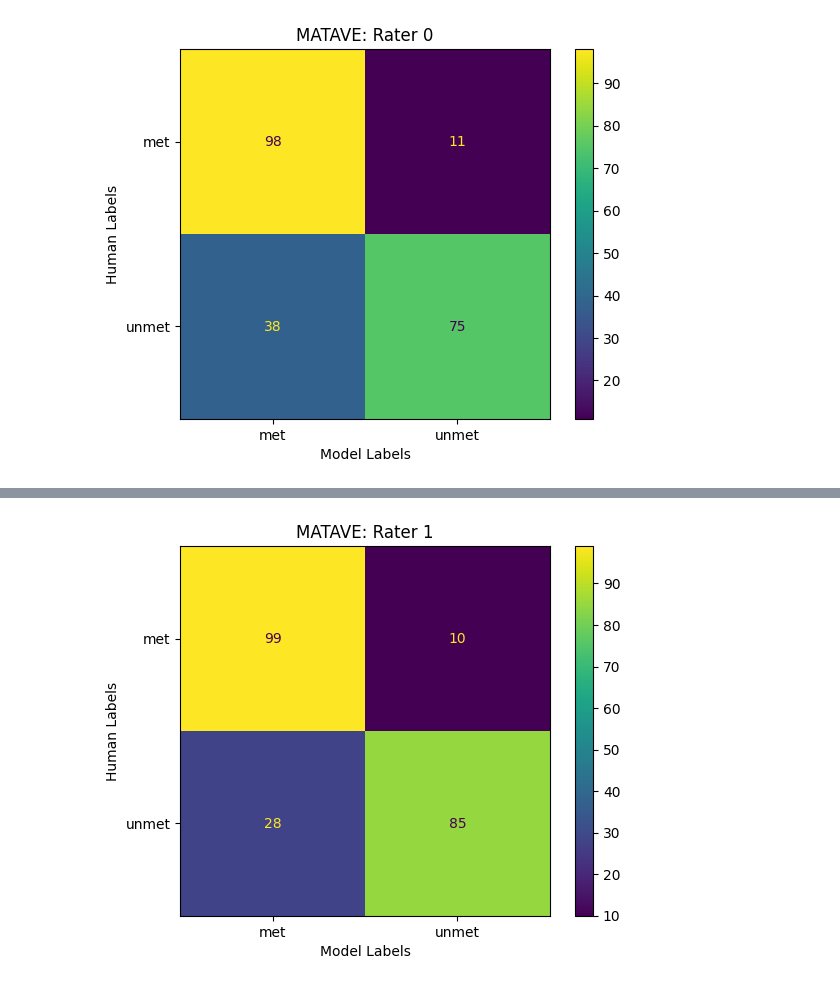
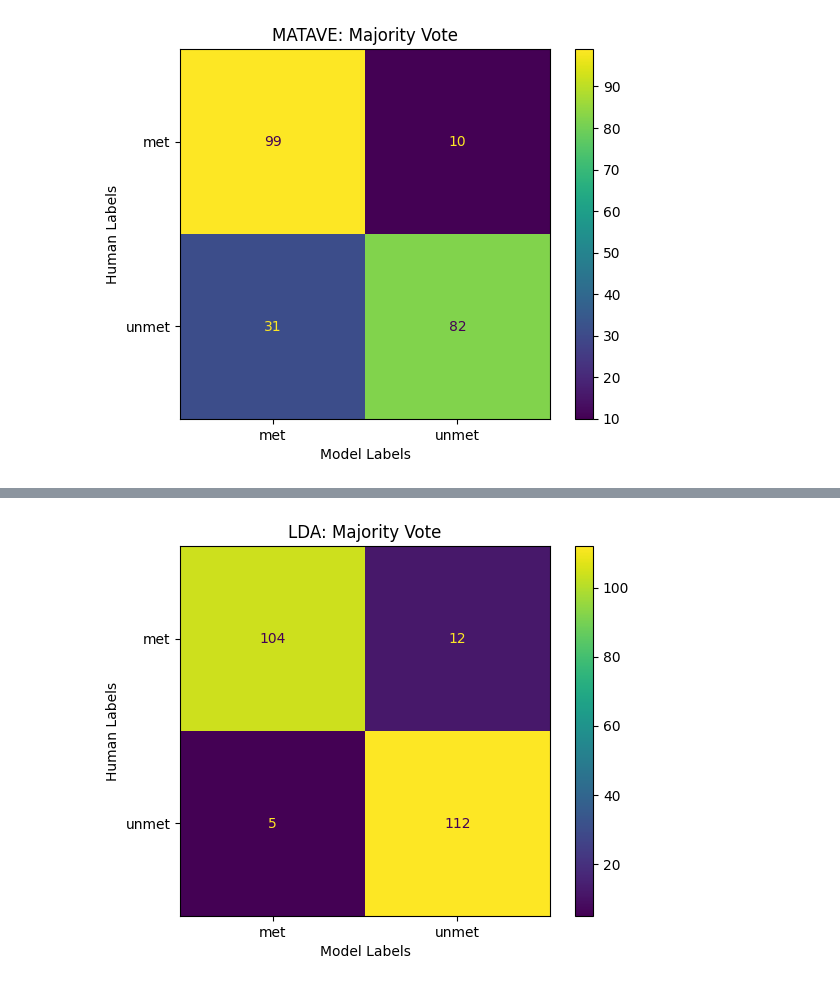
Before and after one commit to isabel-ronan/localSyntheticData, a Jupyter notebook: keyWordLdaMataveTest/dataGeneration/experimentTestNoteShuffle/sent/agreement.ipynb, the cells around one changed output, grey strips where cells are left out. Drawn from its saved outputs; the diff is of its cells as text; code cells hidden in the pictures.

```diff
--- a/keyWordLdaMataveTest/dataGeneration/experimentTestNoteShuffle/sent/agreement.ipynb
+++ b/keyWordLdaMataveTest/dataGeneration/experimentTestNoteShuffle/sent/agreement.ipynb
@@ -112,4 +122,16 @@ def get_rater_scores(model, human, title, file_name):
+# %%
+def majority_votes(comparison_df):
+    def majority_vote(row):
+        votes = [row[col] for col in row.index if col.startswith('rater')]
+        count = Counter(votes)
+        return count.most_common(1)[0][0]
+
+    comparison_df['majority_vote'] = comparison_df[[col for col in comparison_df.columns if col.startswith('rater')]].apply(majority_vote, axis=1)
+    return comparison_df
 # %%
+all_human = []
+all_model = []
+results_dfs = []
 for file, raters in agreement_mapping.items():
 
     print("---------------------------------------------")
@@ -130,25 +152,57 @@ for file, raters in agreement_mapping.items():
 
     ratings = pd.DataFrame(temp_dict).dropna()
 
-    model = ratings["rater_0"]
-    human_clean = ratings["real"]
+    # model = ratings["rater_0"]
+    # human_clean = ratings["real"]
 
-    get_rater_scores(
+    # get_rater_scores(
+    #     model,
+    #     human_clean,
+    #     title=f"{file_mapping[file]}: Rater 0",
+    #     file_name=f"{file_mapping[file]}_rater0"
+    # )
+
+    # model = ratings["rater_1"]
+    # human_clean = ratings["real"]
+
+    # get_rater_scores(
+    #     model,
+    #     human_clean,
+    #     title=f"{file_mapping[file]}: Rater 1",
+    #     file_name=f"{file_mapping[file]}_rater1"
+    # )
+
+    # model = ratings["rater_2"]
+    # human_clean = ratings["real"]
+
+    # get_rater_scores(
+    #     model,
+    #     human_clean,
+    #     title=f"{file_mapping[file]}: Rater 2",
+    #     file_name=f"{file_mapping[file]}_rater2"
+    # )
+
+    clean_majority = majority_votes(ratings)
+
+    human_clean = clean_majority['majority_vote']
+    model = ratings["real"]
+
+    results_dfs.append(get_rater_scores(
+        human_clean,
         model,
-        human_clean,
-        title=f"{file_mapping[file]}: Rater 0",
-        file_name=f"{file_mapping[file]}_rater0"
-    )
+        title=f"{file_mapping[file]}: Majority Vote",
+        file_name=f"{file_mapping[file]}_majority"
+    ))
 
-    model = ratings["rater_1"]
-    human_clean = ratings["real"]
+    all_human.extend(human_clean.tolist())
+    all_model.extend(model.tolist())
 
-    get_rater_scores(
-        model,
-        human_clean,
-        title=f"{file_mapping[file]}: Rater 1",
-        file_name=f"{file_mapping[file]}_rater1"
-    )
+results_dfs.append(get_rater_scores(
+    all_human,
+    all_model,
+    title=f"All: Majority Vote",
+    file_name=f"allTopicModels_majority"
+))
 # %% [output]
 ---------------------------------------------
 ----------- MATAVE -----------
@@ -170 +225 @@ weighted avg       0.80      0.78      0.78       222
-[figure, old version]
+[figure, new version]
@@ -185 +244 @@ weighted avg       0.84      0.83      0.83       222
-[figure, old version]
+[figure, new version]
```
Also changed, not shown: parts of 8 cells of this notebook, 24 other files.
